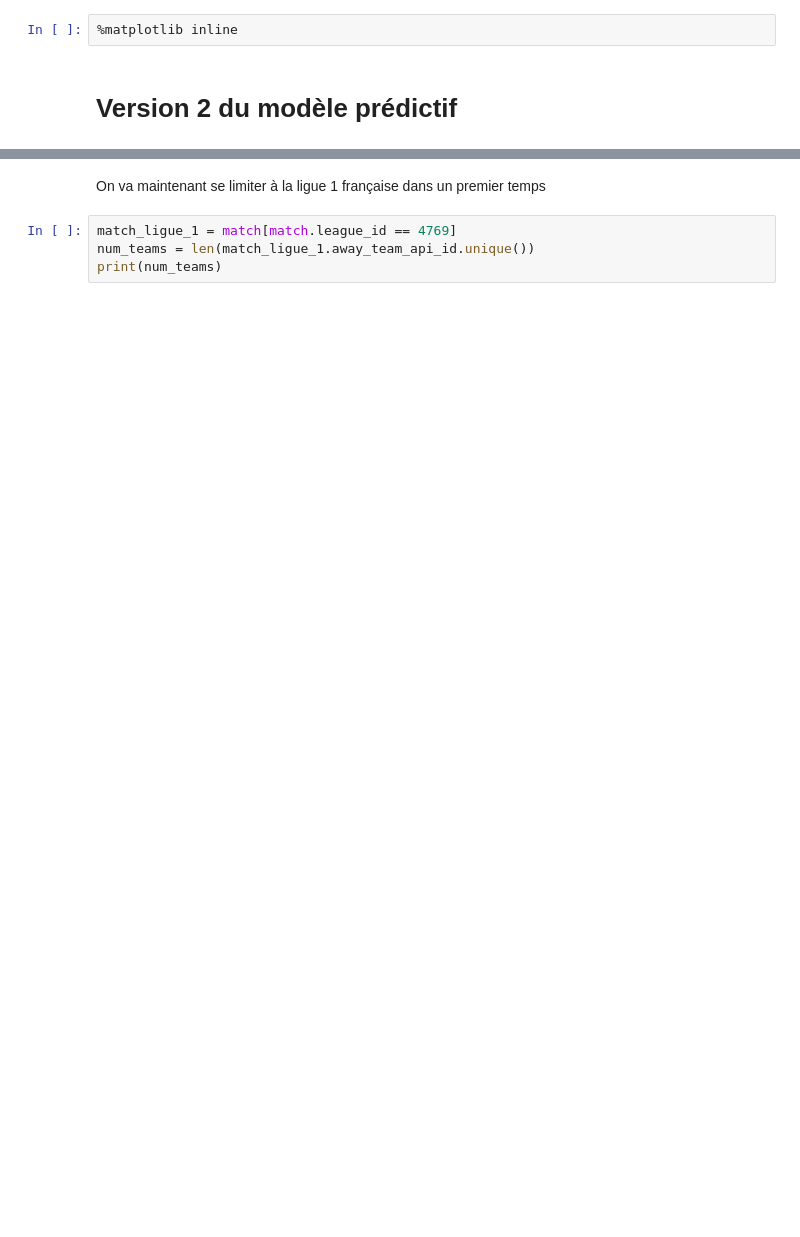
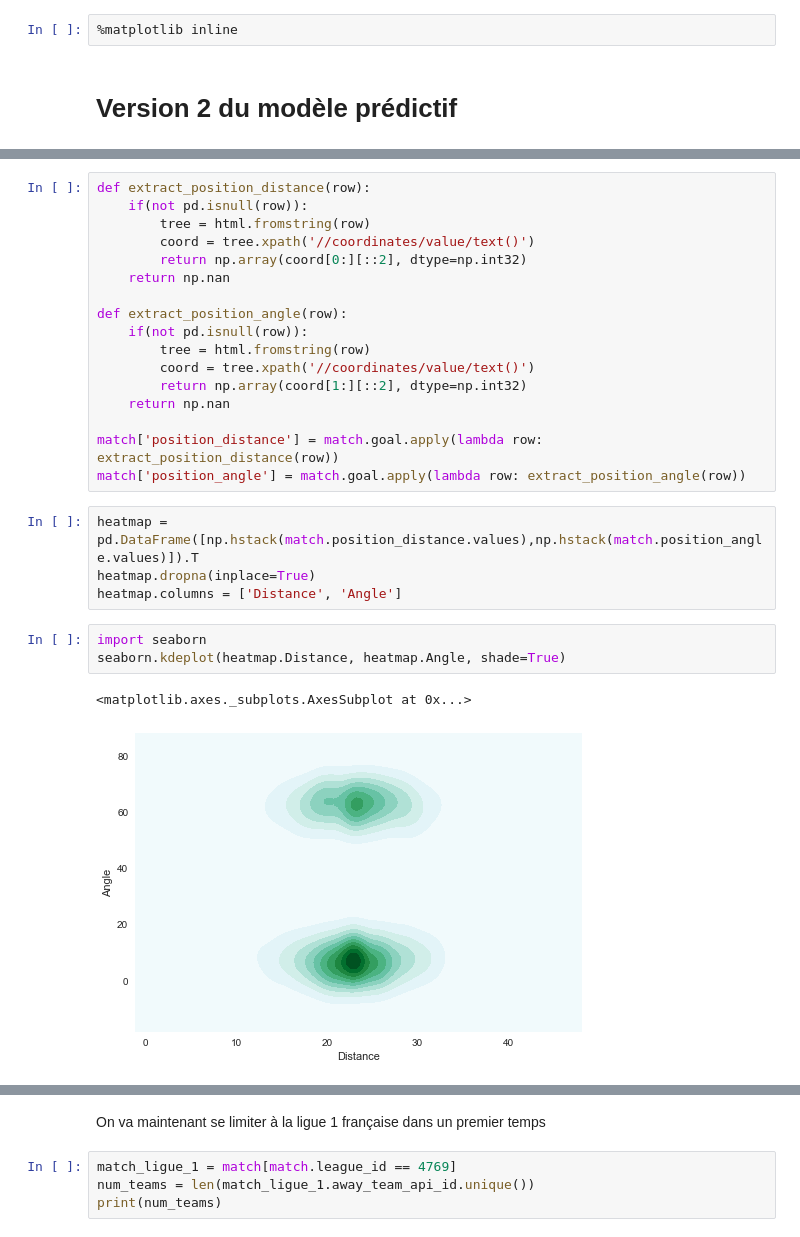
Before and after one commit to alexisrosuel/Football-predictions, a Jupyter notebook: V2.ipynb, the cells around one changed output, grey strips where cells are left out. Cells and saved outputs as stored; diff of their text form; blank space fills up the shorter version.

```diff
--- a/V2.ipynb
+++ b/V2.ipynb
@@ -135,0 +206,27 @@ del match['possession']
+# %%
+def extract_position_distance(row):
+    if(not pd.isnull(row)):
+        tree = html.fromstring(row)
+        coord = tree.xpath('//coordinates/value/text()')
+        return np.array(coord[0:][::2], dtype=np.int32)
+    return np.nan
+
+def extract_position_angle(row):
+    if(not pd.isnull(row)):
+        tree = html.fromstring(row)
+        coord = tree.xpath('//coordinates/value/text()')
+        return np.array(coord[1:][::2], dtype=np.int32)
+    return np.nan
+
+match['position_distance'] = match.goal.apply(lambda row: extract_position_distance(row))
+match['position_angle'] = match.goal.apply(lambda row: extract_position_angle(row))
+# %%
+heatmap = pd.DataFrame([np.hstack(match.position_distance.values),np.hstack(match.position_angle.values)]).T
+heatmap.dropna(inplace=True)
+heatmap.columns = ['Distance', 'Angle']
+# %%
+import seaborn
+seaborn.kdeplot(heatmap.Distance, heatmap.Angle, shade=True)
+# %% [output]
+<matplotlib.axes._subplots.AxesSubplot at 0x...>
+[figure, added]
```
Also changed, not shown: parts of 133 cells of this notebook.
